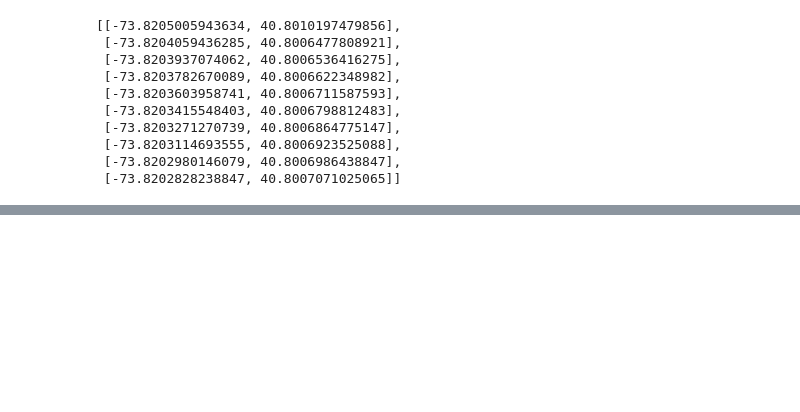
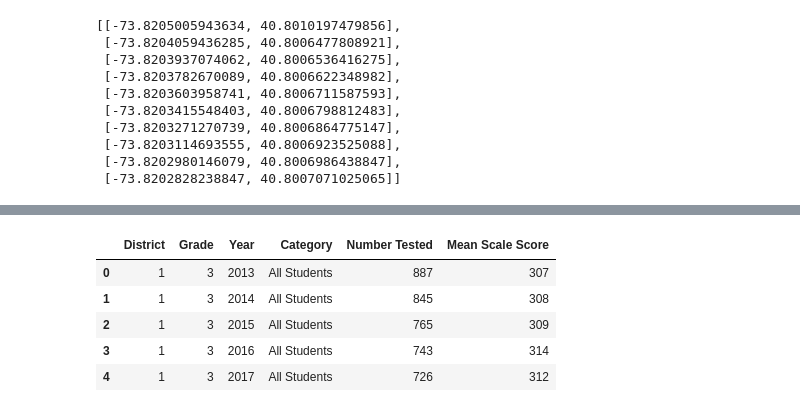
Before and after one commit to grantaguinaldo/folium-choropleth-map, a Jupyter notebook: folium-choropleth-map-2.ipynb, the cells around one changed output, grey strips where cells are left out. Saved outputs shown, nothing was run; the diff lists cells and outputs as text; code cells hidden in the pictures; blank space fills up the shorter version.

```diff
--- a/folium-choropleth-map-2.ipynb
+++ b/folium-choropleth-map-2.ipynb
@@ -59,3 +43,21 @@ school_map.save('plot_data.html')
 HTML('<iframe src=plot_data.html width=800 height=700></iframe>')
 # %% [output]
 [interactive output not drawn]
+# %%
+df = pd.read_csv('/Users/gta/Desktop/folium-choropleth-map/math20132016.csv', skiprows = 7)
+# %%
+df = df[['District',
+ 'Grade',
+ 'Year',
+ 'Category',
+ 'Number Tested',
+ 'Mean Scale Score']]
+# %%
+df.head()
+# %% [output]
+|  | District | Grade | Year | Category | Number Tested | Mean Scale Score |
+| 0 | 1 | 3 | 2013 | All Students | 887 | 307 |
+| 1 | 1 | 3 | 2014 | All Students | 845 | 308 |
+| 2 | 1 | 3 | 2015 | All Students | 765 | 309 |
+| 3 | 1 | 3 | 2016 | All Students | 743 | 314 |
+| 4 | 1 | 3 | 2017 | All Students | 726 | 312 |
```
Also changed, not shown: parts of 15 cells of this notebook, 8 other files.
